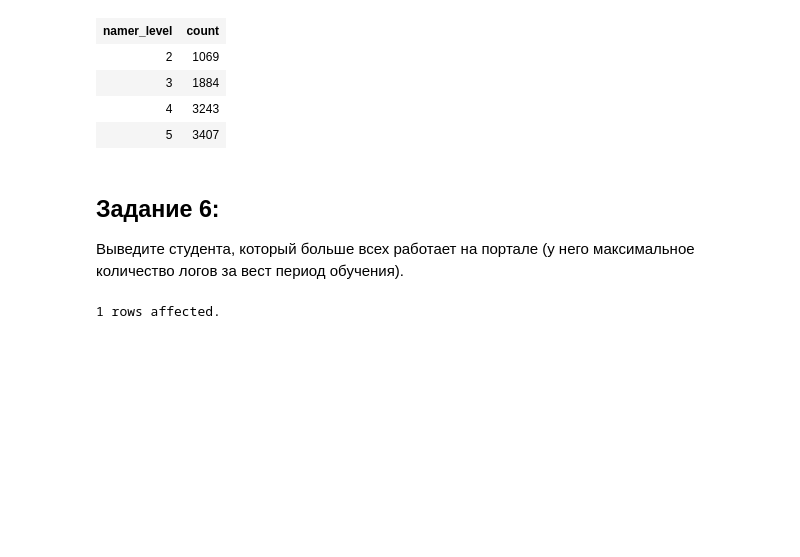
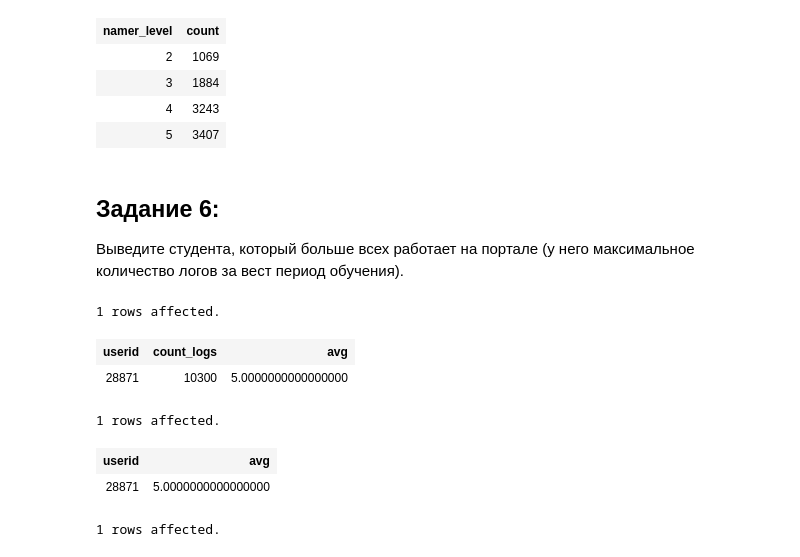
Before and after one commit to Ruslan4ikA/Response_bigdat-, a Jupyter notebook: Task 4. PostGre_portal_logs.ipynb, the cells around one changed output. Cells and saved outputs as stored; diff of their text form; code cells hidden in the pictures; blank space fills up the shorter version.

```diff
--- a/Task 4. PostGre_portal_logs.ipynb
+++ b/Task 4. PostGre_portal_logs.ipynb
@@ -361,6 +371,36 @@ GROUP BY namer_level;
 ## Задание 6:
 
 Выведите студента, который больше всех работает на портале (у него максимальное количество логов за вест период обучения).
+# %%
+%%sql postgresql:///test
+WITH top_student AS (
+    SELECT userid, SUM(s_all) AS count_logs
+    FROM logs
+    GROUP BY userid
+    ORDER BY count_logs DESC
+    LIMIT 1
+)
+SELECT
+    top_student.userid,
+    top_student.count_logs,
+    AVG(CAST(logs.namer_level AS numeric))
+FROM
+    top_student
+JOIN
+    logs ON top_student.userid = logs.userid
+GROUP BY
+    top_student.userid, top_student.count_logs;
+# %% [output]
+1 rows affected.
+| userid | count_logs | avg |
+| 28871 | 10300 | 5.0000000000000000 |
+# %%
+%%sql postgresql:///test
+SELECT userid, AVG(CAST(namer_level AS numeric)) FROM logs WHERE userid = '28871' GROUP BY userid;
+# %% [output]
+1 rows affected.
+| userid | avg |
+| 28871 | 5.0000000000000000 |
 # %%
 %%sql postgresql:///test
 SELECT userid, SUM(s_all) AS count_logs
```
Also changed, not shown: parts of 2 cells of this notebook, 5 other files.
